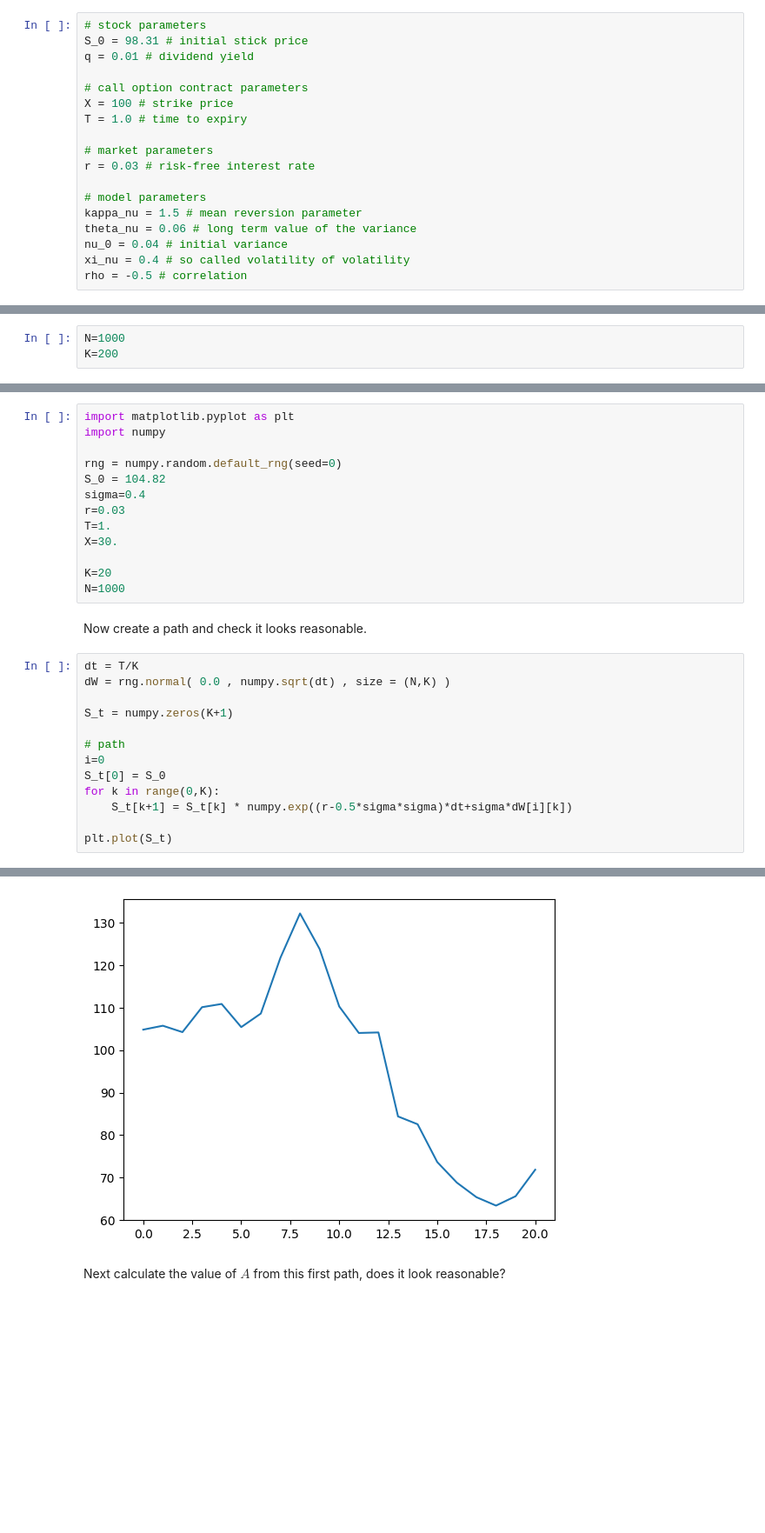
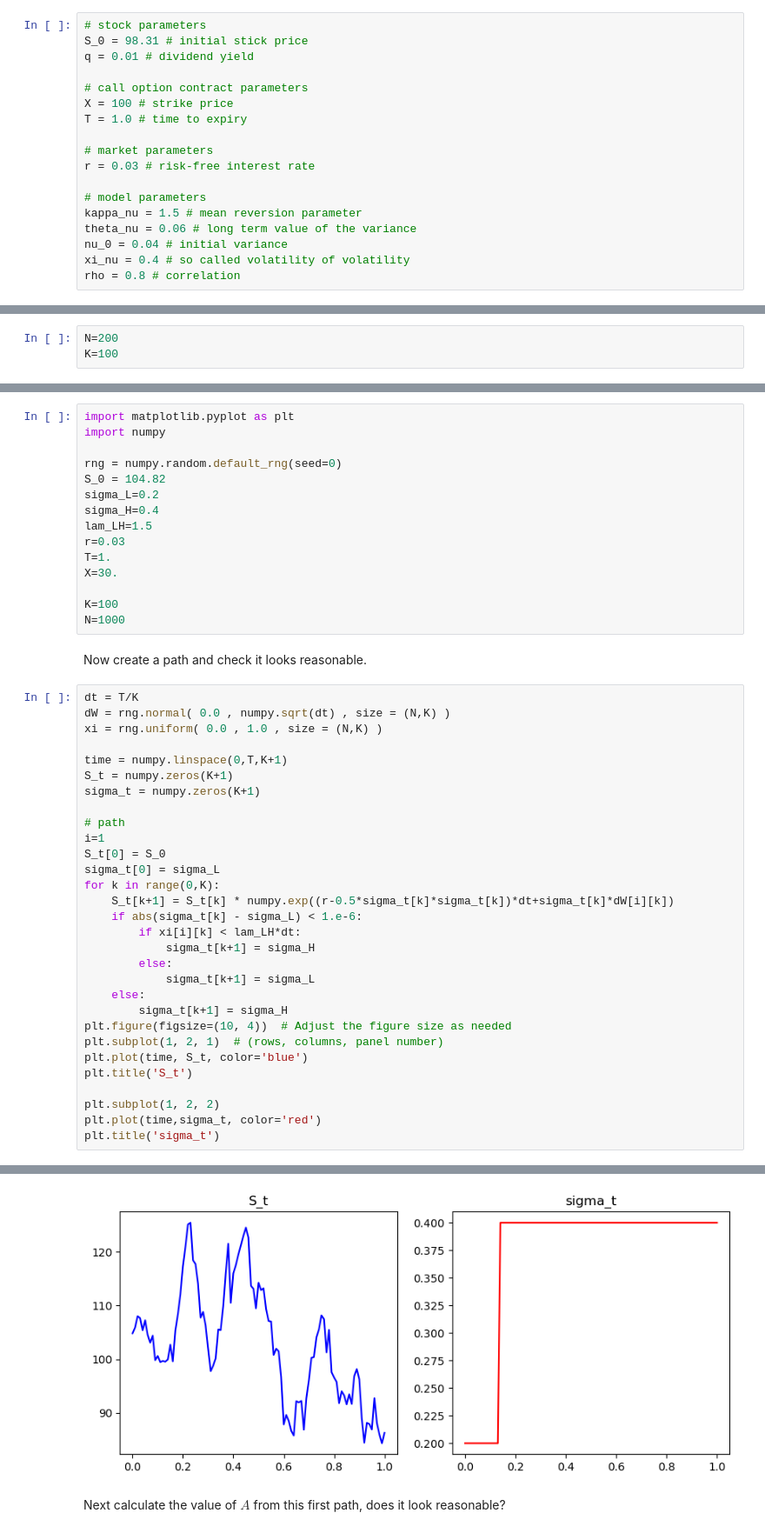
Before and after one commit to pjohno/MATH60082-python, a Jupyter notebook: MATH60082-lab-class-6.ipynb, the cells around one changed output, grey strips where cells are left out. Shown at 87% size. Drawn from its saved outputs; the diff is of its cells as text; blank space fills up the shorter version.

```diff
--- a/MATH60082-lab-class-6.ipynb
+++ b/MATH60082-lab-class-6.ipynb
@@ -72,12 +72,12 @@ kappa_nu = 1.5 # mean reversion parameter
 theta_nu = 0.06 # long term value of the variance
 nu_0 = 0.04 # initial variance
 xi_nu = 0.4 # so called volatility of volatility
-rho = -0.5 # correlation
+rho = 0.8 # correlation
 # %% [markdown]
 For the numerical problem, we start with a relative smallish number of paths to keep the computations quick.
 # %%
-N=1000
-K=200
+N=200
+K=100
 # %% [markdown]
 First generate numbers from standard normals, in this case we create an $N\times K$ matrix of $\phi$ values, to store the $K$ random numbers for each of the $N$ paths.
 # %%
@@ -200,26 +199,45 @@ import numpy
 
 rng = numpy.random.default_rng(seed=0)
 S_0 = 104.82
-sigma=0.4
+sigma_L=0.2
+sigma_H=0.4
+lam_LH=1.5
 r=0.03
 T=1.
 X=30.
 
-K=20
+K=100
 N=1000
 # %% [markdown]
 Now create a path and check it looks reasonable.
 # %%
 dt = T/K
 dW = rng.normal( 0.0 , numpy.sqrt(dt) , size = (N,K) )
+xi = rng.uniform( 0.0 , 1.0 , size = (N,K) )
 
+time = numpy.linspace(0,T,K+1)
 S_t = numpy.zeros(K+1)
+sigma_t = numpy.zeros(K+1)
 
 # path
-i=0
+i=1
 S_t[0] = S_0
+sigma_t[0] = sigma_L
 for k in range(0,K):
-    S_t[k+1] = S_t[k] * numpy.exp((r-0.5*sigma*sigma)*dt+sigma*dW[i][k])
+    S_t[k+1] = S_t[k] * numpy.exp((r-0.5*sigma_t[k]*sigma_t[k])*dt+sigma_t[k]*dW[i][k])
+    if abs(sigma_t[k] - sigma_L) < 1.e-6:
+        if xi[i][k] < lam_LH*dt:
+            sigma_t[k+1] = sigma_H
+        else:
+            sigma_t[k+1] = sigma_L
+    else:
+        sigma_t[k+1] = sigma_H
+plt.figure(figsize=(10, 4))  # Adjust the figure size as needed
+plt.subplot(1, 2, 1)  # (rows, columns, panel number)
+plt.plot(time, S_t, color='blue')
+plt.title('S_t')
 
-plt.plot(S_t)
+plt.subplot(1, 2, 2)
+plt.plot(time,sigma_t, color='red')
+plt.title('sigma_t')
 # %% [output]
@@ -227,4 +245,4 @@ plt.plot(S_t)
-[figure, old version]
+[figure, new version]
 # %% [markdown]
 Next calculate the value of $A$ from this first path, does it look reasonable?
 # %%
```
Also changed, not shown: parts of 10 cells of this notebook, 1 other file.
